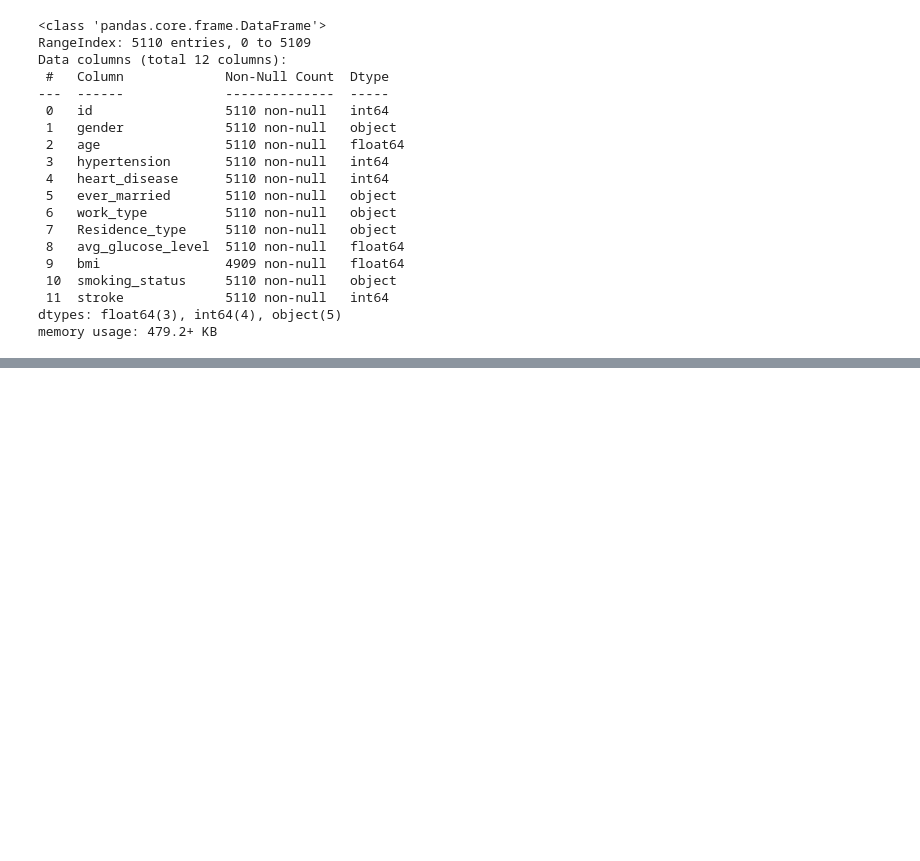
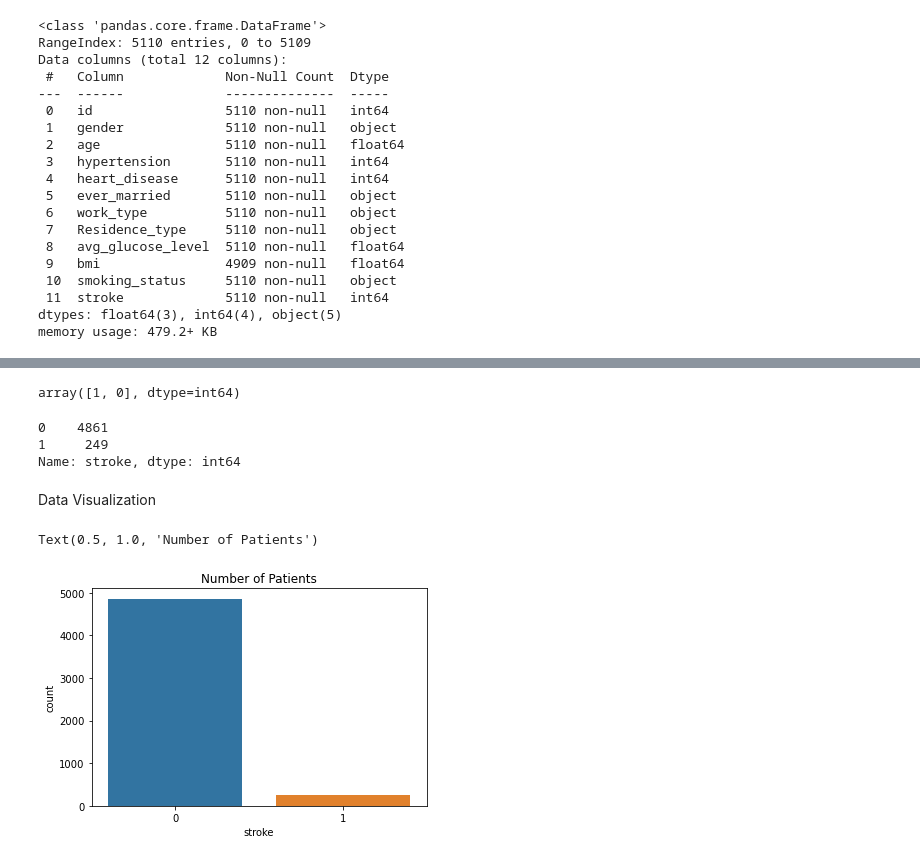
Before and after one commit to Meghana0804/Stroke-Prediction, a Jupyter notebook: Stroke_prediction.ipynb, the cells around one changed output, grey strips where cells are left out. Cells and saved outputs as stored; diff of their text form; code cells hidden in the pictures; blank space fills up the shorter version.

```diff
--- a/Stroke_prediction.ipynb
+++ b/Stroke_prediction.ipynb
@@ -68,3 +93,5 @@ memory usage: 479.2+ KB
+# %%
+data.drop(['id'],axis=1,inplace=True)
 # %%
 data.columns
 # %% [output]
@@ -74,0 +117,3 @@ Index(['id', 'gender', 'age', 'hypertension', 'heart_disease', 'ever_married',
+# %%
+#bmi has few null values filling them by mean method
+data['bmi'].fillna(data['bmi'].mean(), inplace=True)
@@ -74,0 +160,20 @@ Index(['id', 'gender', 'age', 'hypertension', 'heart_disease', 'ever_married',
+# %%
+data['stroke'].unique()
+# %% [output]
+array([1, 0], dtype=int64)
+# %%
+data['stroke'].value_counts()
+# %% [output]
+0    4861
+1     249
+Name: stroke, dtype: int64
+# %% [markdown]
+Data Visualization
+# %%
+#no. of patients who got stroke
+
+sns.countplot(data = data, x ='stroke')
+plt.title('Number of Patients')
+# %% [output]
+Text(0.5, 1.0, 'Number of Patients')
+[figure, added]
```
Also changed, not shown: parts of 10 cells of this notebook.
